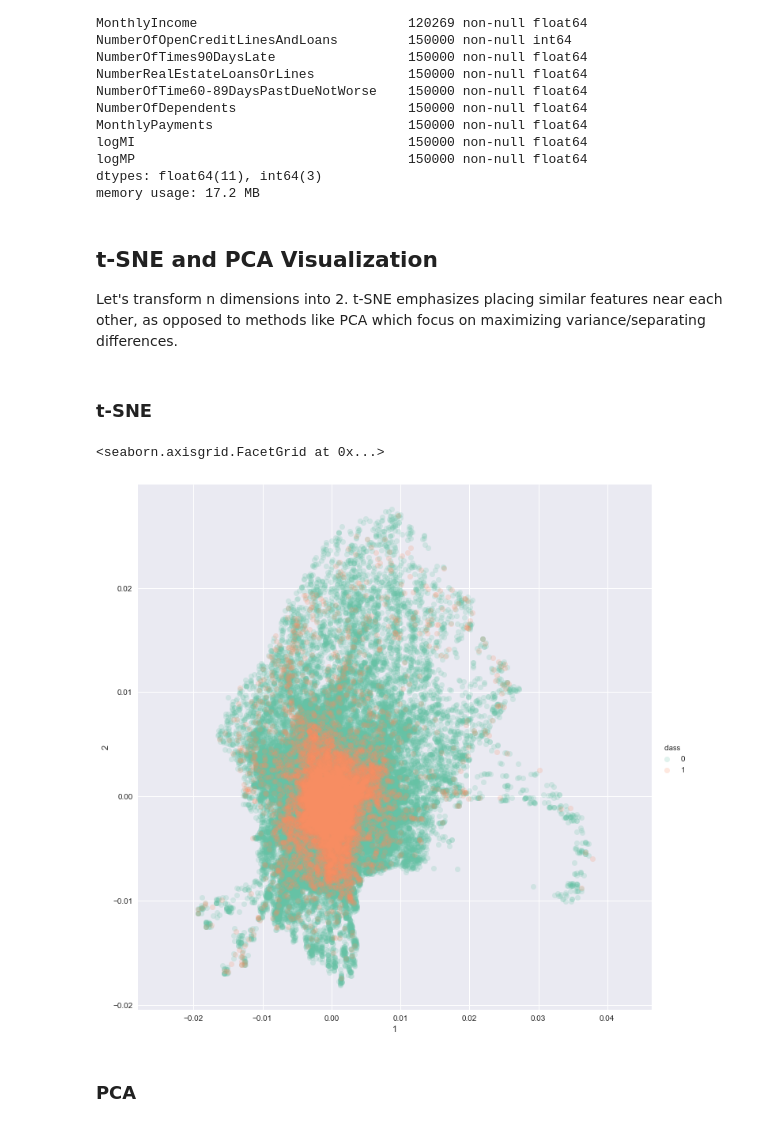
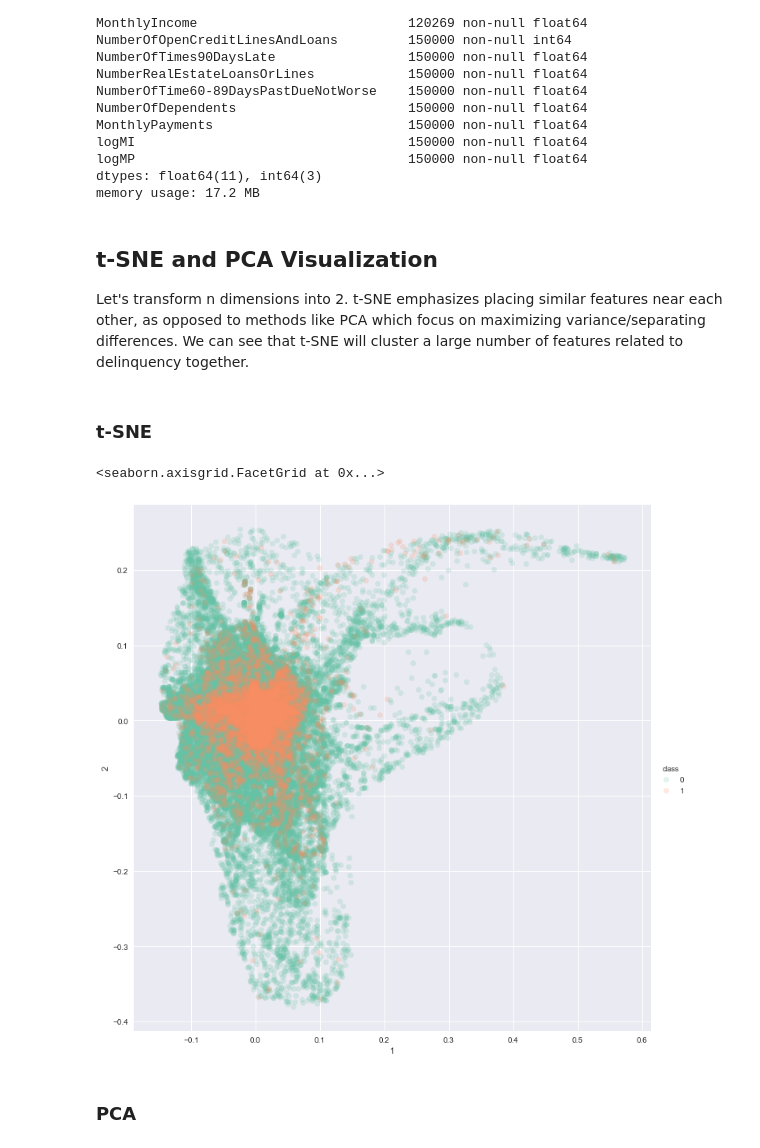
Before and after one commit to keithqu/dsp, a Jupyter notebook: credit risk/Credit Risk Predictions.ipynb, the cells around one changed output. Saved outputs shown, nothing was run; the diff lists cells and outputs as text; code cells hidden in the pictures.

```diff
--- a/credit risk/Credit Risk Predictions.ipynb
+++ b/credit risk/Credit Risk Predictions.ipynb
@@ -632,7 +649,7 @@ features = ['RevolvingUtilizationOfUnsecuredLines','age','NumberOfTime30-59DaysP
 <a id="visual"></a>
 ## t-SNE and PCA Visualization
 
-Let's transform n dimensions into 2. t-SNE emphasizes placing similar features near each other, as opposed to methods like PCA which focus on maximizing variance/separating differences.
+Let's transform n dimensions into 2. t-SNE emphasizes placing similar features near each other, as opposed to methods like PCA which focus on maximizing variance/separating differences. We can see that t-SNE will cluster a large number of features related to delinquency together.
 # %%
 X = df[features]
 y = df['SeriousDlqin2yrs']
@@ -643,20 +660,20 @@ sns.set(rc={'figure.figsize':(12,12)})
 # %%
 tsne = TSNE(early_exaggeration=4.0, learning_rate=25.0, n_iter=250)
 
 # this stuff takes a long time, let's take a smaller sample
 
-X_samp, X_notused, y_samp, y_notused = train_test_split(X, y, test_size=0.1)
+X_samp, X_notused, y_samp, y_notused = train_test_split(X, y, test_size=0.33)
 
 transtsne = tsne.fit_transform(X_samp)
 
 tsnedf = pd.DataFrame(transtsne, columns=['1', '2'])
 y_samp.index = range(0,len(tsnedf))
 tsnedf['class'] = y_samp
 
 sns.lmplot(x='1', y='2', data = tsnedf,hue='class',size=10,palette="Set2",fit_reg=False,scatter_kws={'alpha':0.2})
 # %% [output]
 <seaborn.axisgrid.FacetGrid at 0x...>
-[figure, old version]
+[figure, new version]
 # %% [markdown]
 ### PCA
 # %%
```
Also changed, not shown: parts of 38 cells of this notebook.
